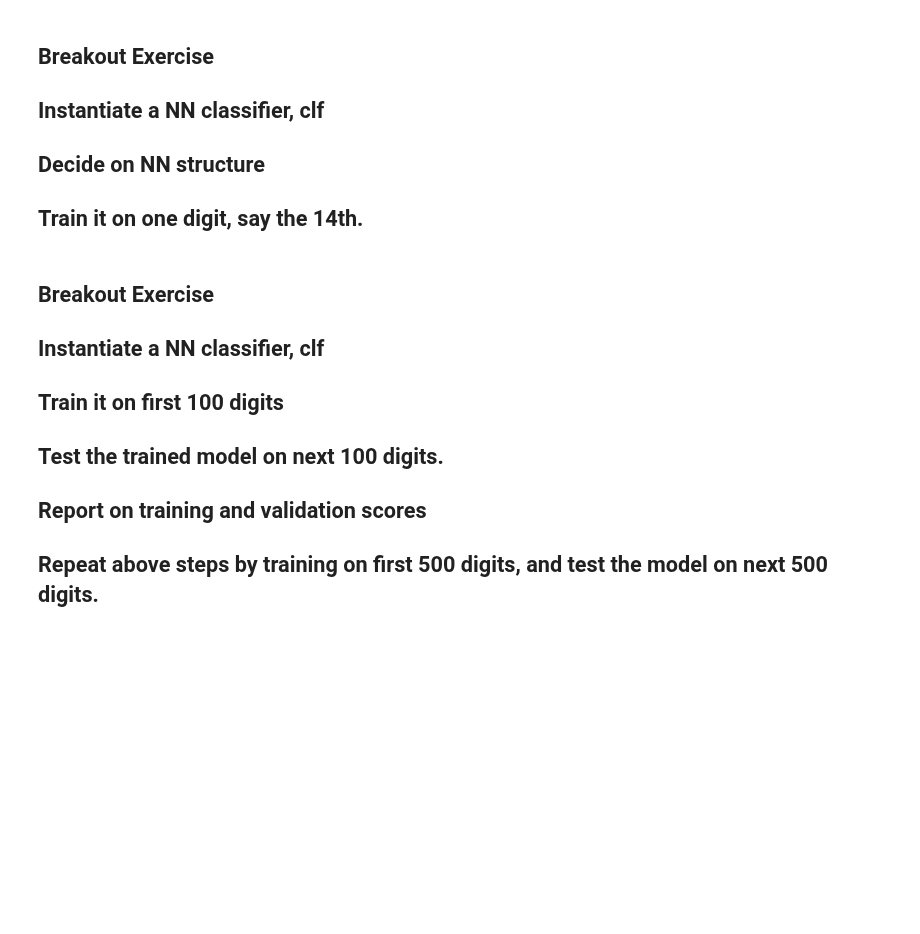
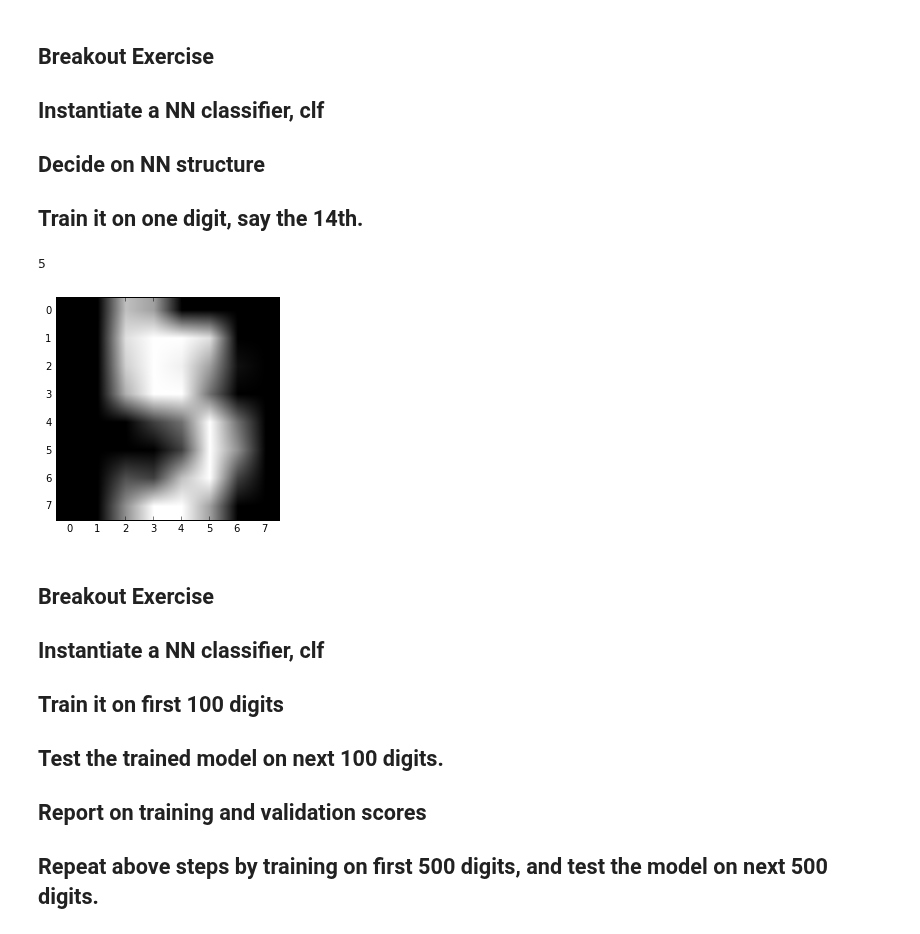
Before and after one commit to COMPPHYS-JNGUYEN/comp-phys, a Jupyter notebook: CompPhys-II_Week10-1_NN-on-HandwrittenDigits.ipynb, the cells around one changed output. Cells and saved outputs as stored; diff of their text form; code cells hidden in the pictures; blank space fills up the shorter version.

```diff
--- a/CompPhys-II_Week10-1_NN-on-HandwrittenDigits.ipynb
+++ b/CompPhys-II_Week10-1_NN-on-HandwrittenDigits.ipynb
@@ -122,6 +122,16 @@ plt.show()
 ## Instantiate a NN classifier, clf
 ## Decide on NN structure
 ## Train it on one digit, say the 14th.
+# %%
+idx_select = 5
+clf = MLPClassifier(algorithm='l-bfgs', alpha=1e-5, hidden_layer_sizes=(4, 2), random_state=1)
+clf.fit(np.atleast_2d(digits.data[idx_select]), np.atleast_1d(digits.target[idx_select]))
+print(clf.predict(np.atleast_2d(digits.data[idx_select]))[0])
+plt.imshow(digits.images[idx_select], cmap = plt.cm.gray)
+plt.show()
+# %% [output]
+5
+[figure, added]
 # %% [markdown]
 ## Breakout Exercise
 
```
Also changed, not shown: parts of 2 cells of this notebook.
